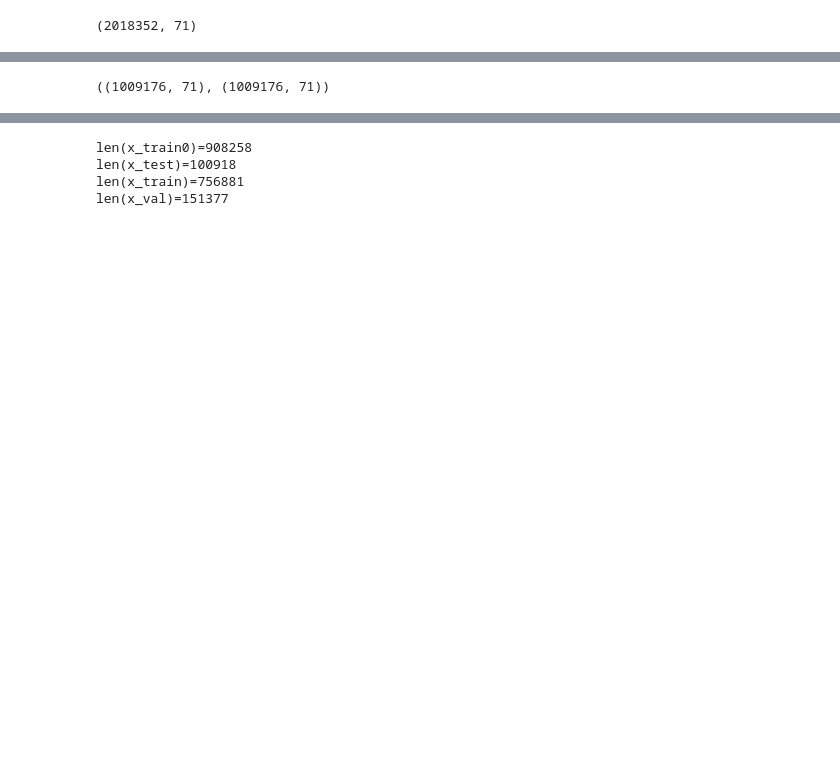
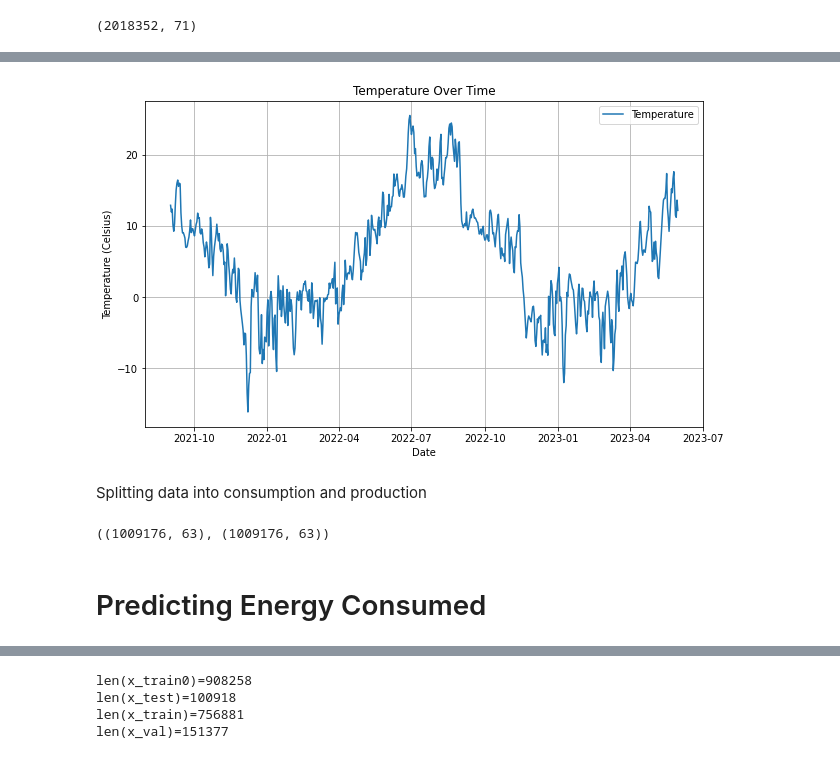
Before and after one commit to kjiang25/Sustainability-Datathon, a Jupyter notebook: data_and_starter_code/data_model.ipynb, the cells around one changed output, grey strips where cells are left out. Cells and saved outputs as stored; diff of their text form; code cells hidden in the pictures; blank space fills up the shorter version.

```diff
--- a/data_and_starter_code/data_model.ipynb
+++ b/data_and_starter_code/data_model.ipynb
@@ -274,9 +320,26 @@ Index(['county', 'is_business', 'product_type', 'target', 'is_consumption',
+# %%
+temp = df.groupby(['date'])['temperature_h_mean'].mean().reset_index()
+# Plotting temp over date
+plt.figure(figsize=(10, 6))
+plt.plot(temp['date'], temp['temperature_h_mean'], label='Temperature')
+plt.title('Temperature Over Time')
+plt.xlabel('Date')
+plt.ylabel('Temperature (Celsius)')
+plt.legend()
+plt.grid(True)
+plt.show()
+# %% [output]
+[figure, added]
+# %% [markdown]
+Splitting data into consumption and production
 # %%
-cons = cons[cons['is_consumption'] == 1].copy()
-prod = cons[cons['is_consumption'] == 0].copy()
+cons = df[df['is_consumption'] == 1].copy()
+prod = df[df['is_consumption'] == 0].copy()
 cons.shape, prod.shape
 # %% [output]
-((1009176, 71), (1009176, 71))
+((1009176, 63), (1009176, 63))
+# %% [markdown]
+# Predicting Energy Consumed
 # %%
 for col in cons.select_dtypes(include=['object', 'category']).columns:
     print(f"{col}: {cons[col].nunique()} unique values")
```
Also changed, not shown: parts of 37 cells of this notebook.
